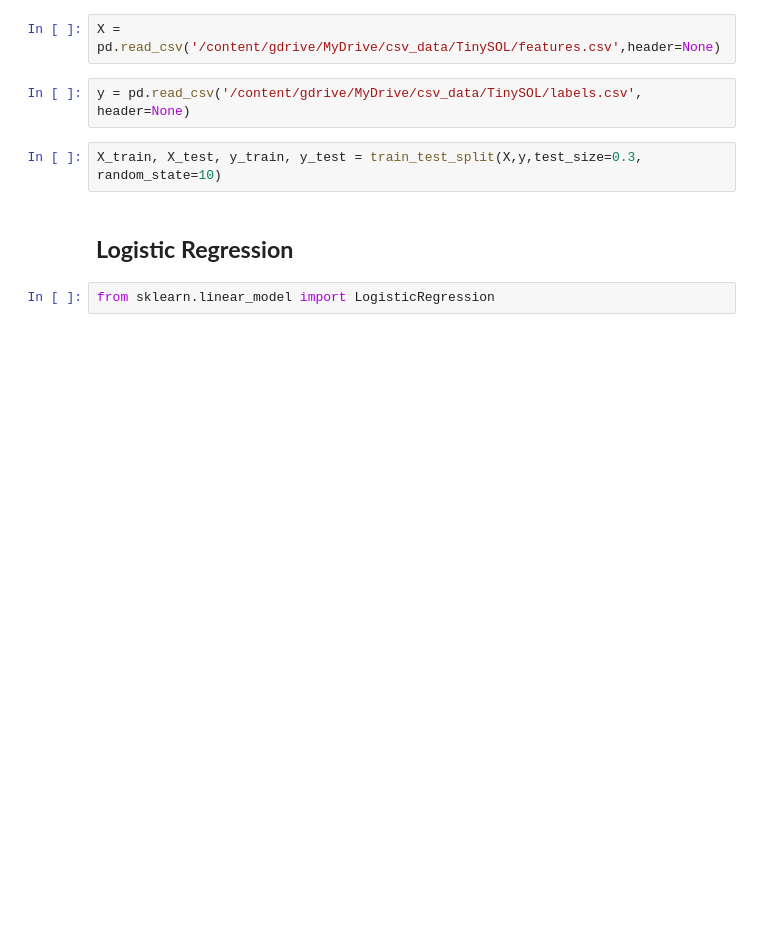
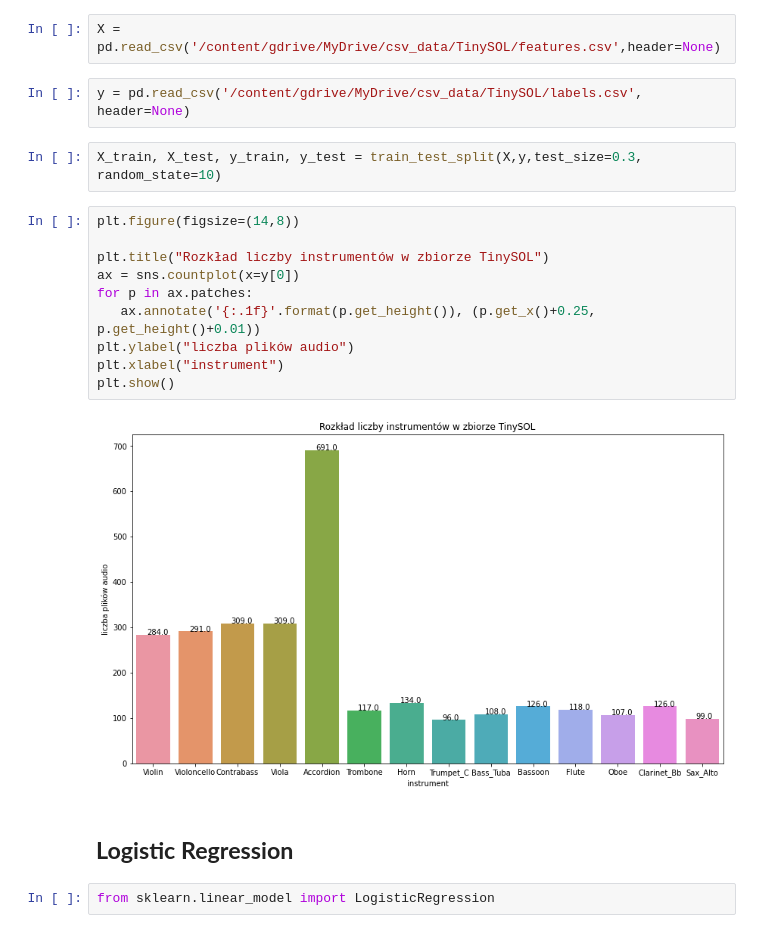
Before and after one commit to pszachew/Music-Genre-Classification, a Jupyter notebook: TinySOL/training.ipynb, the cells around one changed output. Saved outputs shown, nothing was run; the diff lists cells and outputs as text; blank space fills up the shorter version.

Commit message:
add countplot

```diff
--- a/TinySOL/training.ipynb
+++ b/TinySOL/training.ipynb
@@ -23,6 +23,18 @@ X = pd.read_csv('/content/gdrive/MyDrive/csv_data/TinySOL/features.csv',header=N
 y = pd.read_csv('/content/gdrive/MyDrive/csv_data/TinySOL/labels.csv', header=None)
 # %%
 X_train, X_test, y_train, y_test = train_test_split(X,y,test_size=0.3, random_state=10)
+# %%
+plt.figure(figsize=(14,8))
+
+plt.title("Rozkład liczby instrumentów w zbiorze TinySOL")
+ax = sns.countplot(x=y[0])
+for p in ax.patches:
+   ax.annotate('{:.1f}'.format(p.get_height()), (p.get_x()+0.25, p.get_height()+0.01))
+plt.ylabel("liczba plików audio")
+plt.xlabel("instrument")
+plt.show()
+# %% [output]
+[figure, added]
 # %% [markdown]
 ## **Logistic Regression**
 # %%
```
